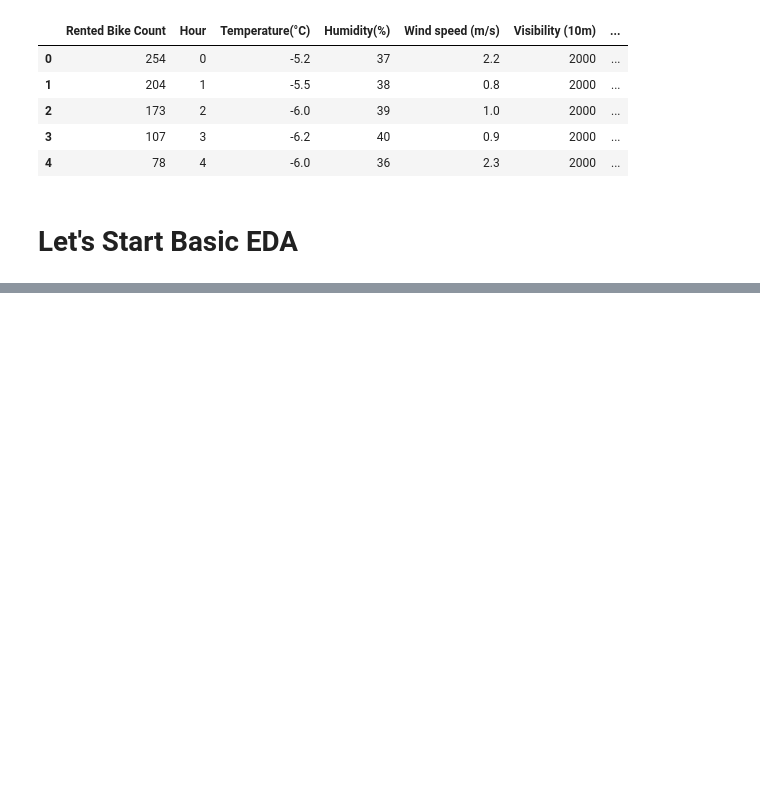
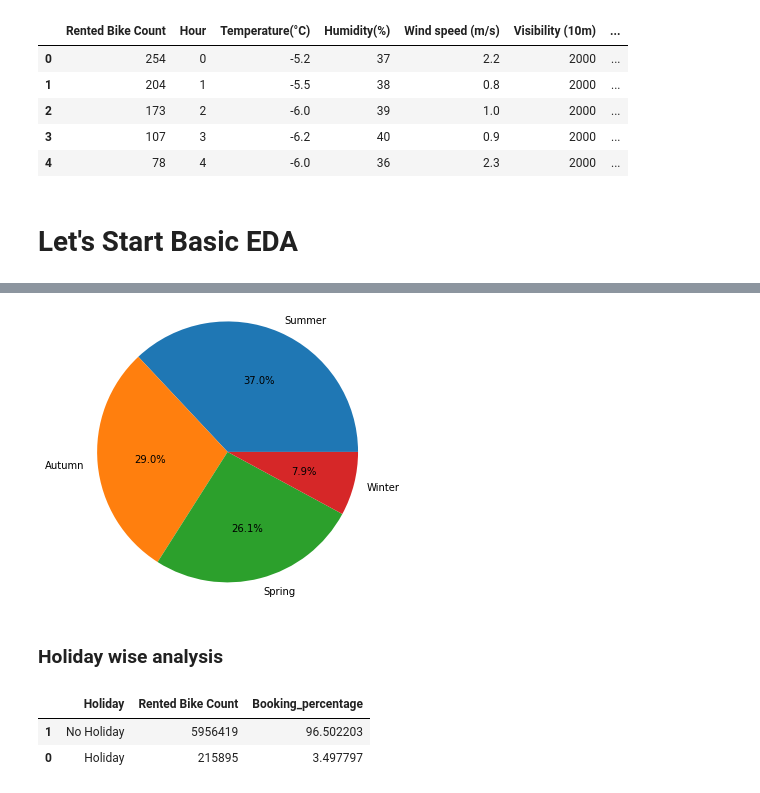
Before and after one commit to solankinitin1210/Capstone-Project-Bike-Sharing-Demand-Prediction, a Jupyter notebook: Bike_Sharing_Demand_Prediction_Capstone_Project.ipynb, the cells around one changed output, grey strips where cells are left out. Cells and saved outputs as stored; diff of their text form; code cells hidden in the pictures; blank space fills up the shorter version.

```diff
--- a/Bike_Sharing_Demand_Prediction_Capstone_Project.ipynb
+++ b/Bike_Sharing_Demand_Prediction_Capstone_Project.ipynb
@@ -189,0 +196,19 @@ df.groupby('Seasons')['Rented Bike Count'].sum().reset_index().sort_values(by='R
+# %%
+# Plot the chart
+plt.pie(season_wise_analysis['Booking_percentage'],labels=season_wise_analysis['Seasons'],radius=1.5,autopct='%1.1f%%')
+plt.show()
+# %% [output]
+[figure, added]
+# %% [markdown]
+### Holiday wise analysis
+# %%
+# Let's perform Holiday wise analysis
+holiday_wise_Analisis=df.groupby('Holiday')['Rented Bike Count'].sum().reset_index().sort_values(by='Rented Bike Count',ascending=False)
+
+# Get the percentage wise booking
+holiday_wise_Analisis['Booking_percentage']=holiday_wise_Analisis['Rented Bike Count']/holiday_wise_Analisis['Rented Bike Count'].sum()*100
+holiday_wise_Analisis
+# %% [output]
+|  | Holiday | Rented Bike Count | Booking_percentage |
+| 1 | No Holiday | 5956419 | 96.502203 |
+| 0 | Holiday | 215895 | 3.497797 |
```
Also changed, not shown: parts of 19 cells of this notebook.
